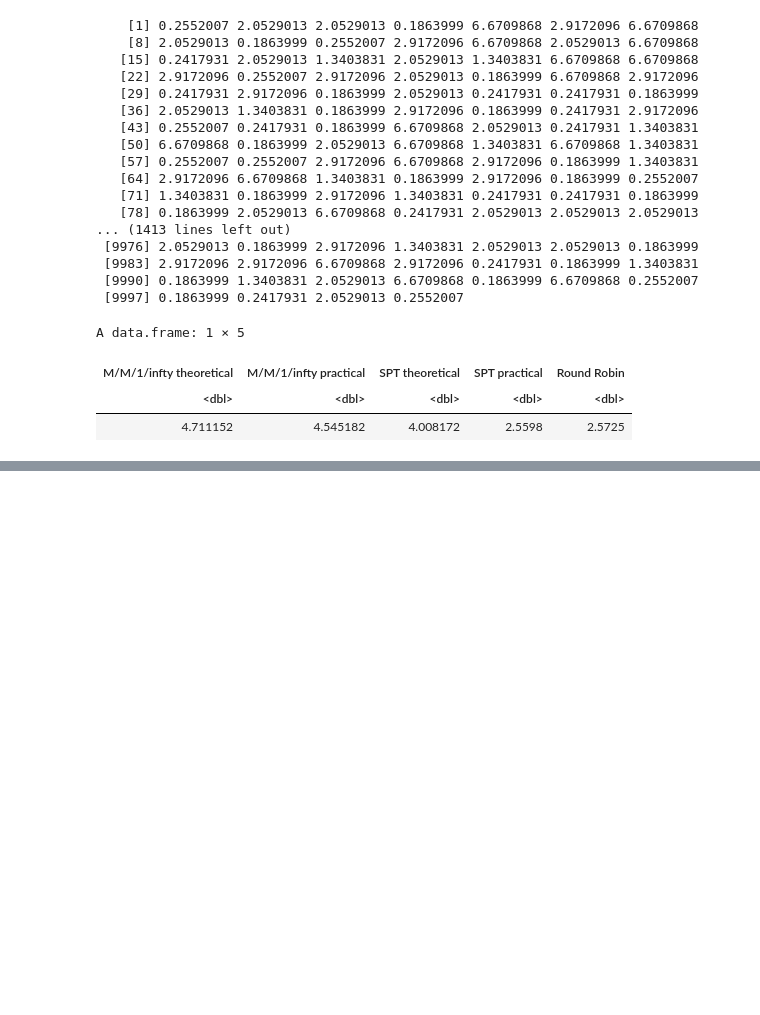
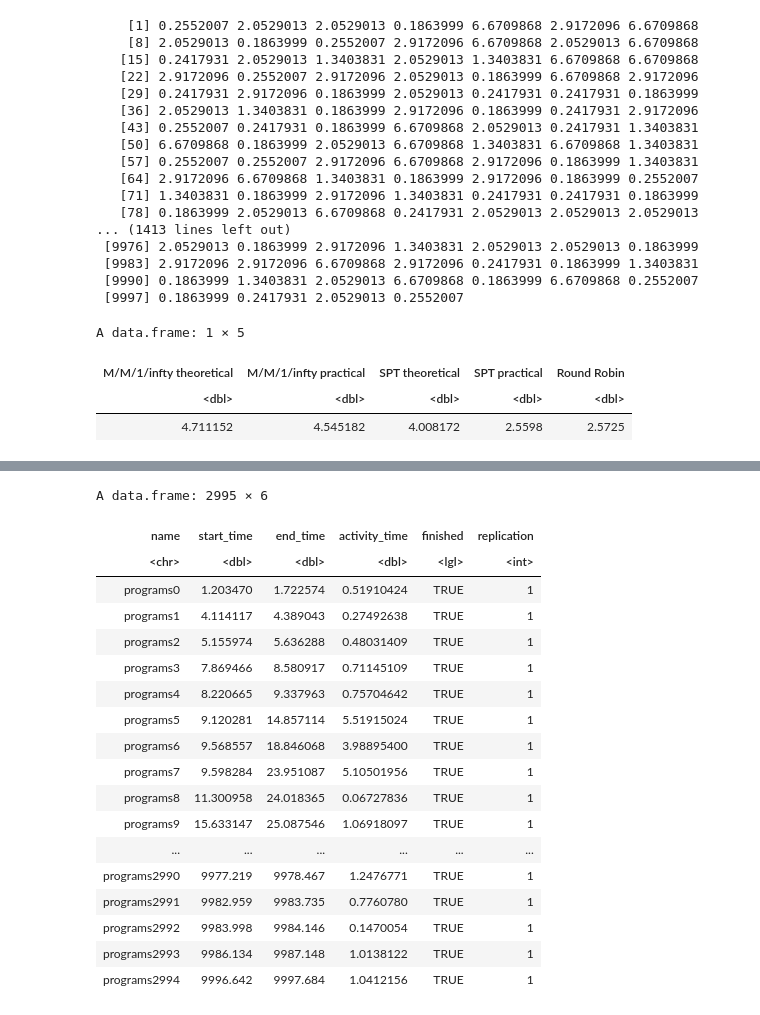
Before and after one commit to DeadlySquad13/t4-2-PerformanceAnalysis__Labs, a Jupyter notebook: Lab7/PerformanceAnalysis__Lab7.ipynb, the cells around one changed output, grey strips where cells are left out. Cells and saved outputs as stored; diff of their text form; code cells hidden in the pictures; blank space fills up the shorter version.

```diff
--- a/Lab7/PerformanceAnalysis__Lab7.ipynb
+++ b/Lab7/PerformanceAnalysis__Lab7.ipynb
@@ -337,0 +282,24 @@ env() %>%
+# %%
+arrivals <- env %>%
+    get_mon_arrivals()
+arrivals
+# %% [output]
+A data.frame: 2995 × 6
+| name | start_time | end_time | activity_time | finished | replication |
+| <chr> | <dbl> | <dbl> | <dbl> | <lgl> | <int> |
+| programs0 | 1.203470 | 1.722574 | 0.51910424 | TRUE | 1 |
+| programs1 | 4.114117 | 4.389043 | 0.27492638 | TRUE | 1 |
+| programs2 | 5.155974 | 5.636288 | 0.48031409 | TRUE | 1 |
+| programs3 | 7.869466 | 8.580917 | 0.71145109 | TRUE | 1 |
+| programs4 | 8.220665 | 9.337963 | 0.75704642 | TRUE | 1 |
+| programs5 | 9.120281 | 14.857114 | 5.51915024 | TRUE | 1 |
+| programs6 | 9.568557 | 18.846068 | 3.98895400 | TRUE | 1 |
+| programs7 | 9.598284 | 23.951087 | 5.10501956 | TRUE | 1 |
+| programs8 | 11.300958 | 24.018365 | 0.06727836 | TRUE | 1 |
+| programs9 | 15.633147 | 25.087546 | 1.06918097 | TRUE | 1 |
+| ... | ... | ... | ... | ... | ... |
+| programs2990 | 9977.219 | 9978.467 | 1.2476771 | TRUE | 1 |
+| programs2991 | 9982.959 | 9983.735 | 0.7760780 | TRUE | 1 |
+| programs2992 | 9983.998 | 9984.146 | 0.1470054 | TRUE | 1 |
+| programs2993 | 9986.134 | 9987.148 | 1.0138122 | TRUE | 1 |
+| programs2994 | 9996.642 | 9997.684 | 1.0412156 | TRUE | 1 |
```
Also changed, not shown: parts of 11 cells of this notebook, 1 other file.
